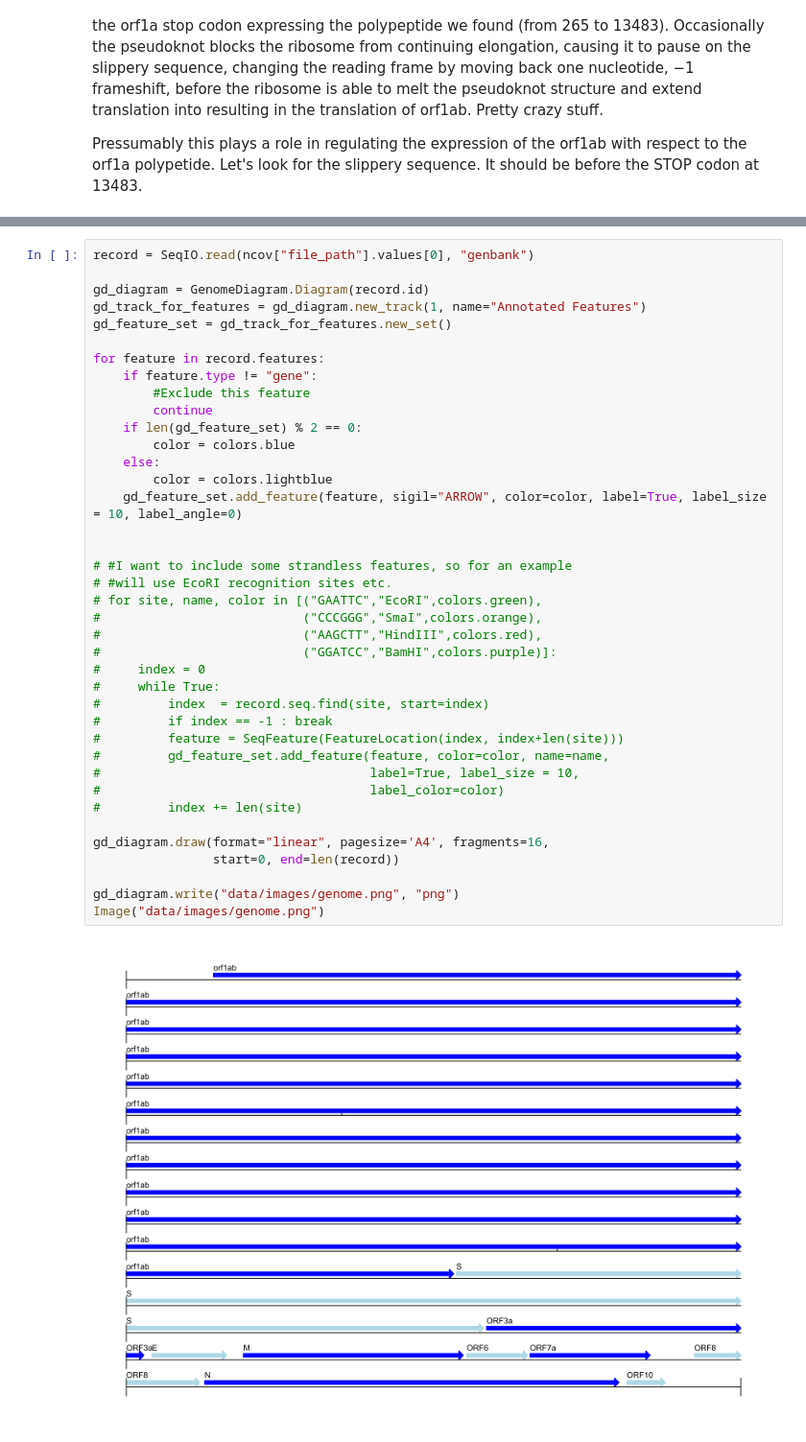
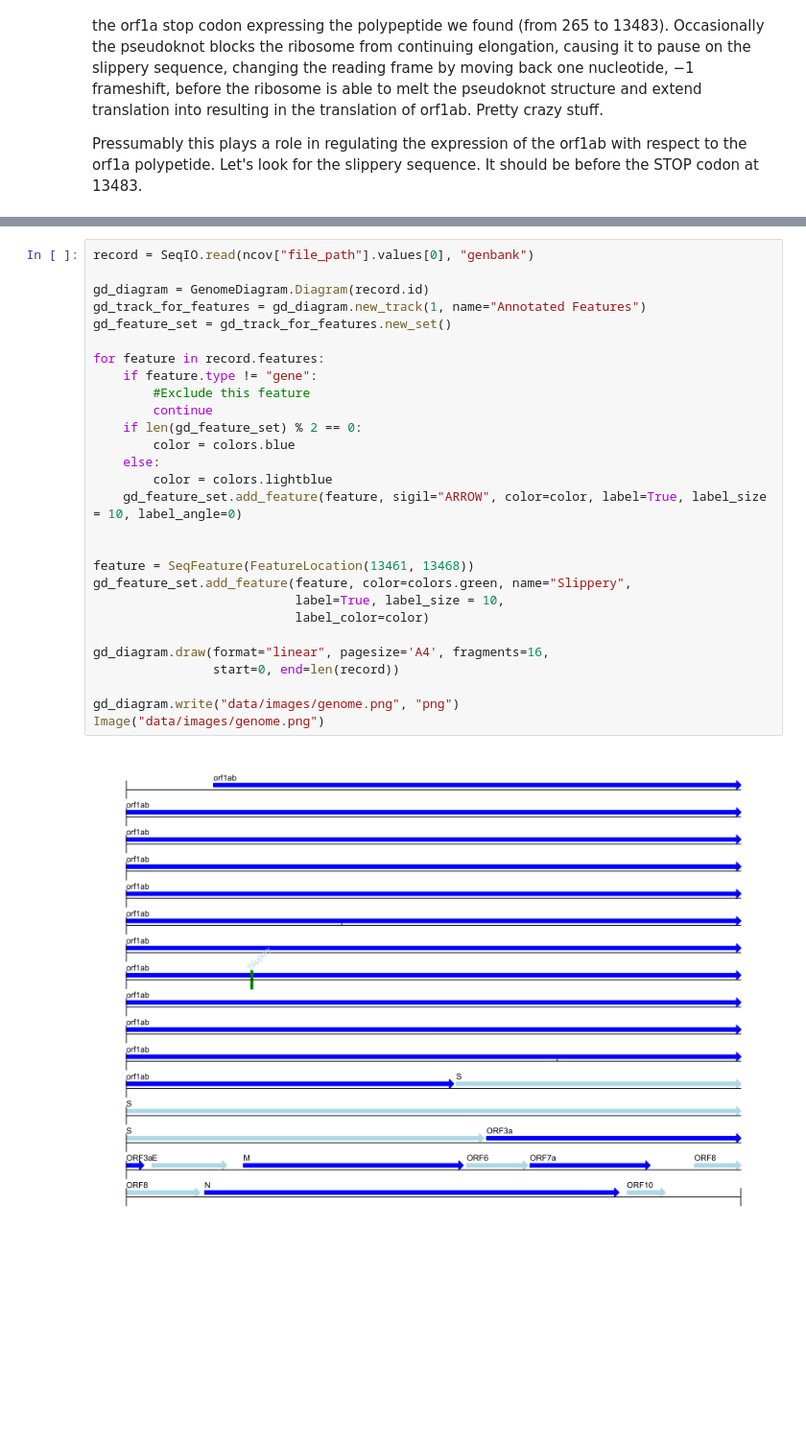
Before and after one commit to pellegre/coronaversing, a Jupyter notebook: coronaversing.ipynb, the cells around one changed output, grey strips where cells are left out. Shown at 96% size. Saved outputs shown, nothing was run; the diff lists cells and outputs as text; blank space fills up the shorter version.

```diff
--- a/coronaversing.ipynb
+++ b/coronaversing.ipynb
@@ -665,41 +692,30 @@ FileNotFoundError: [Errno 2] No such file or directory: 'CGCUUCAUAUAAUCCUAAUGAUA
 # %%
 record = SeqIO.read(ncov["file_path"].values[0], "genbank")
 
 gd_diagram = GenomeDiagram.Diagram(record.id)
 gd_track_for_features = gd_diagram.new_track(1, name="Annotated Features")
 gd_feature_set = gd_track_for_features.new_set()
 
 for feature in record.features:
     if feature.type != "gene":
         #Exclude this feature
         continue
     if len(gd_feature_set) % 2 == 0:
         color = colors.blue
     else:
         color = colors.lightblue
     gd_feature_set.add_feature(feature, sigil="ARROW", color=color, label=True, label_size = 10, label_angle=0)
 
 
-# #I want to include some strandless features, so for an example
-# #will use EcoRI recognition sites etc.
-# for site, name, color in [("GAATTC","EcoRI",colors.green),
-#                           ("CCCGGG","SmaI",colors.orange),
-#                           ("AAGCTT","HindIII",colors.red),
-#                           ("GGATCC","BamHI",colors.purple)]:
-#     index = 0
-#     while True:
-#         index  = record.seq.find(site, start=index)
-#         if index == -1 : break
-#         feature = SeqFeature(FeatureLocation(index, index+len(site)))
-#         gd_feature_set.add_feature(feature, color=color, name=name,
-#                                    label=True, label_size = 10,
-#                                    label_color=color)
-#         index += len(site)
+feature = SeqFeature(FeatureLocation(13461, 13468))
+gd_feature_set.add_feature(feature, color=colors.green, name="Slippery",
+                           label=True, label_size = 10,
+                           label_color=color)
 
 gd_diagram.draw(format="linear", pagesize='A4', fragments=16,
                 start=0, end=len(record))
 
 gd_diagram.write("data/images/genome.png", "png")
 Image("data/images/genome.png")
 # %% [output]
-[figure, old version]
+[figure, new version]
```
Also changed, not shown: parts of 9 cells of this notebook.
